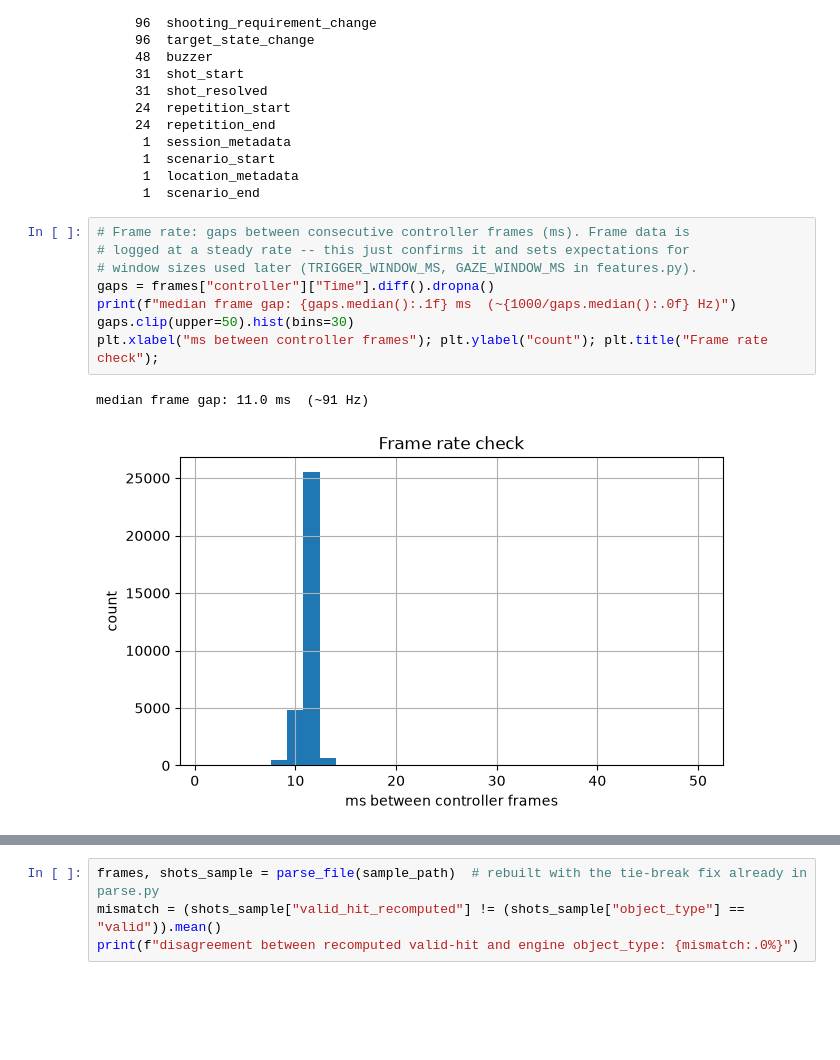
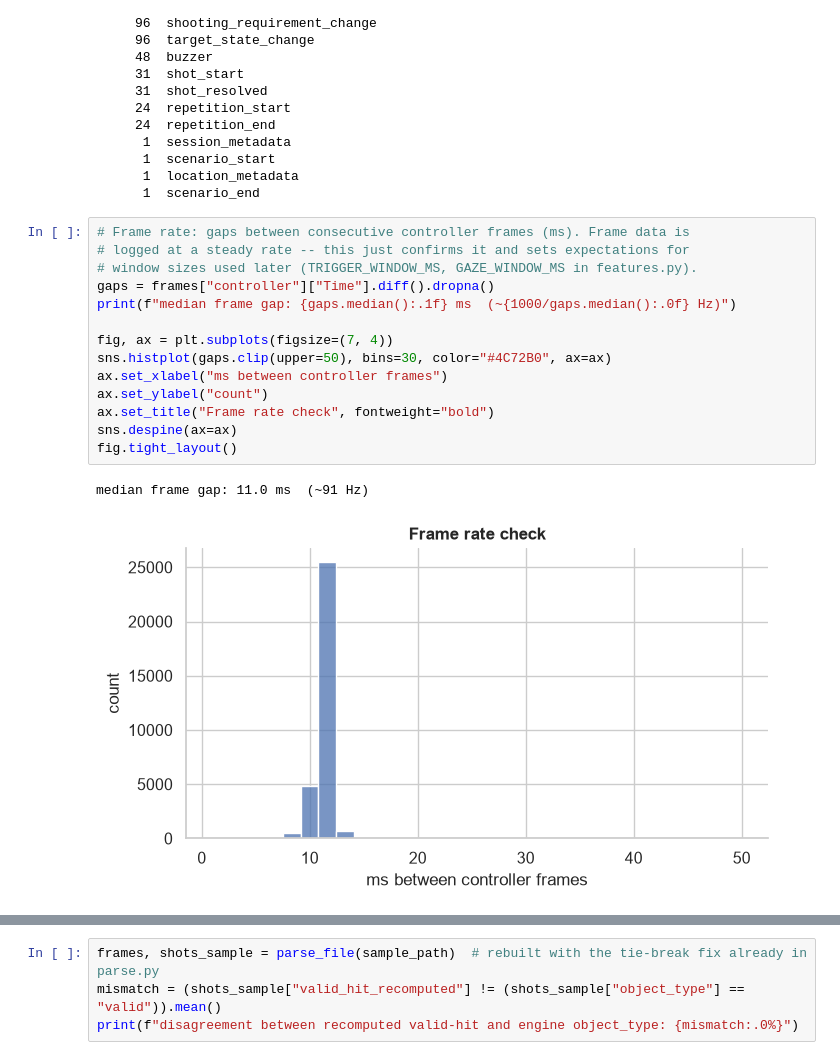
Before and after one commit to GalKepler/eyeviation, a Jupyter notebook: analysis.ipynb, the cells around one changed output, grey strips where cells are left out. Drawn from its saved outputs; the diff is of its cells as text; blank space fills up the shorter version.

```diff
--- a/analysis.ipynb
+++ b/analysis.ipynb
@@ -69,12 +67,18 @@ for t, df in sorted(frames.items(), key=lambda kv: -len(kv[1])):
 # %%
 # Frame rate: gaps between consecutive controller frames (ms). Frame data is
 # logged at a steady rate -- this just confirms it and sets expectations for
 # window sizes used later (TRIGGER_WINDOW_MS, GAZE_WINDOW_MS in features.py).
 gaps = frames["controller"]["Time"].diff().dropna()
 print(f"median frame gap: {gaps.median():.1f} ms  (~{1000/gaps.median():.0f} Hz)")
-gaps.clip(upper=50).hist(bins=30)
-plt.xlabel("ms between controller frames"); plt.ylabel("count"); plt.title("Frame rate check");
+
+fig, ax = plt.subplots(figsize=(7, 4))
+sns.histplot(gaps.clip(upper=50), bins=30, color="#4C72B0", ax=ax)
+ax.set_xlabel("ms between controller frames")
+ax.set_ylabel("count")
+ax.set_title("Frame rate check", fontweight="bold")
+sns.despine(ax=ax)
+fig.tight_layout()
 # %% [output]
 median frame gap: 11.0 ms  (~91 Hz)
-[figure, old version]
+[figure, new version]
 # %% [markdown]
```
Also changed, not shown: parts of 37 cells of this notebook, 9 other files.
